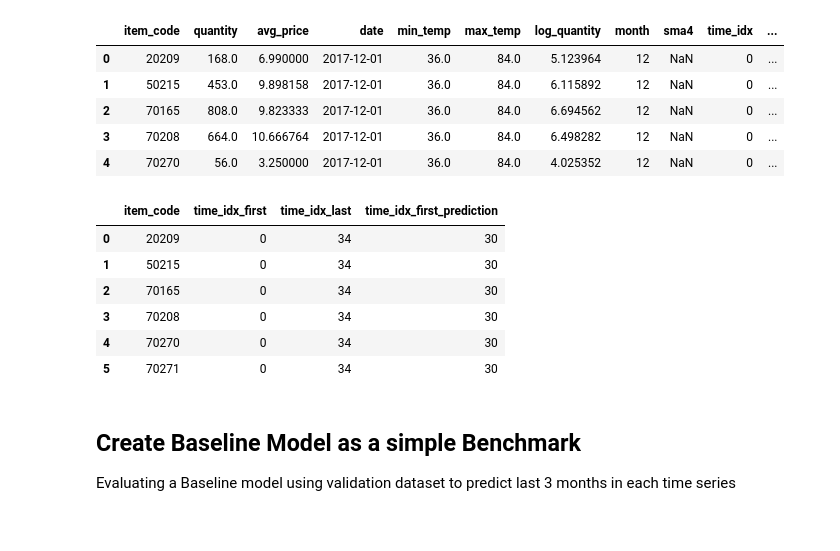
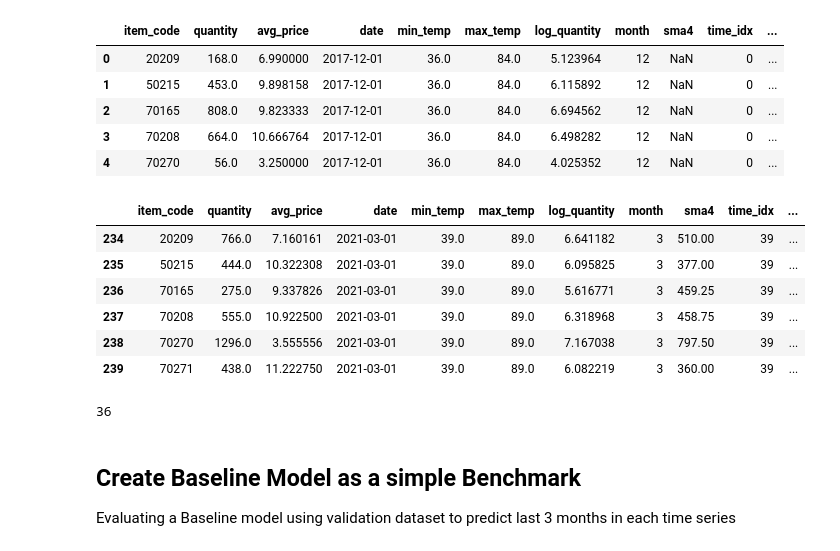
Before and after one commit to brosales8/sales_forecasting, a Jupyter notebook: 2_TemporalFusionTransformer.ipynb, the cells around one changed output. Saved outputs shown, nothing was run; the diff lists cells and outputs as text; code cells hidden in the pictures.

```diff
--- a/2_TemporalFusionTransformer.ipynb
+++ b/2_TemporalFusionTransformer.ipynb
@@ -42,5 +40,15 @@ data.head()
 | 2 | 70165 | 808.0 | 9.823333 | 2017-12-01 | 36.0 | 84.0 | 6.694562 | 12 | NaN | 0 | ... |
 | 3 | 70208 | 664.0 | 10.666764 | 2017-12-01 | 36.0 | 84.0 | 6.498282 | 12 | NaN | 0 | ... |
 | 4 | 70270 | 56.0 | 3.250000 | 2017-12-01 | 36.0 | 84.0 | 4.025352 | 12 | NaN | 0 | ... |
+# %%
+data[data['time_idx']==39]
+# %% [output]
+|  | item_code | quantity | avg_price | date | min_temp | max_temp | log_quantity | month | sma4 | time_idx | ... |
+| 234 | 20209 | 766.0 | 7.160161 | 2021-03-01 | 39.0 | 89.0 | 6.641182 | 3 | 510.00 | 39 | ... |
+| 235 | 50215 | 444.0 | 10.322308 | 2021-03-01 | 39.0 | 89.0 | 6.095825 | 3 | 377.00 | 39 | ... |
+| 236 | 70165 | 275.0 | 9.337826 | 2021-03-01 | 39.0 | 89.0 | 5.616771 | 3 | 459.25 | 39 | ... |
+| 237 | 70208 | 555.0 | 10.922500 | 2021-03-01 | 39.0 | 89.0 | 6.318968 | 3 | 458.75 | 39 | ... |
+| 238 | 70270 | 1296.0 | 3.555556 | 2021-03-01 | 39.0 | 89.0 | 7.167038 | 3 | 797.50 | 39 | ... |
+| 239 | 70271 | 438.0 | 11.222750 | 2021-03-01 | 39.0 | 89.0 | 6.082219 | 3 | 360.00 | 39 | ... |
 # %%
 # Create Dataset and Dataloaders
@@ -69,16 +79,10 @@ validation = TimeSeriesDataSet.from_dataset(training, data, predict=True, stop_r
 batch_size = 64
 train_dataloader = training.to_dataloader(train=True, batch_size=batch_size, num_workers=0)
 val_dataloader = validation.to_dataloader(train=False, batch_size=batch_size, num_workers=0)
-# %%
-training.decoded_index
-# %% [output]
-|  | item_code | time_idx_first | time_idx_last | time_idx_first_prediction |
-| 0 | 20209 | 0 | 34 | 30 |
-| 1 | 50215 | 0 | 34 | 30 |
-| 2 | 70165 | 0 | 34 | 30 |
-| 3 | 70208 | 0 | 34 | 30 |
-| 4 | 70270 | 0 | 34 | 30 |
-| 5 | 70271 | 0 | 34 | 30 |
+# %%
+validation.decoded_index['time_idx_first_prediction'].max()
+# %% [output]
+36
 # %% [markdown]
 ## Create Baseline Model as a simple Benchmark
 Evaluating a Baseline model using validation dataset to predict last 3 months in each time series
```
Also changed, not shown: parts of 18 cells of this notebook, 2 other files.
